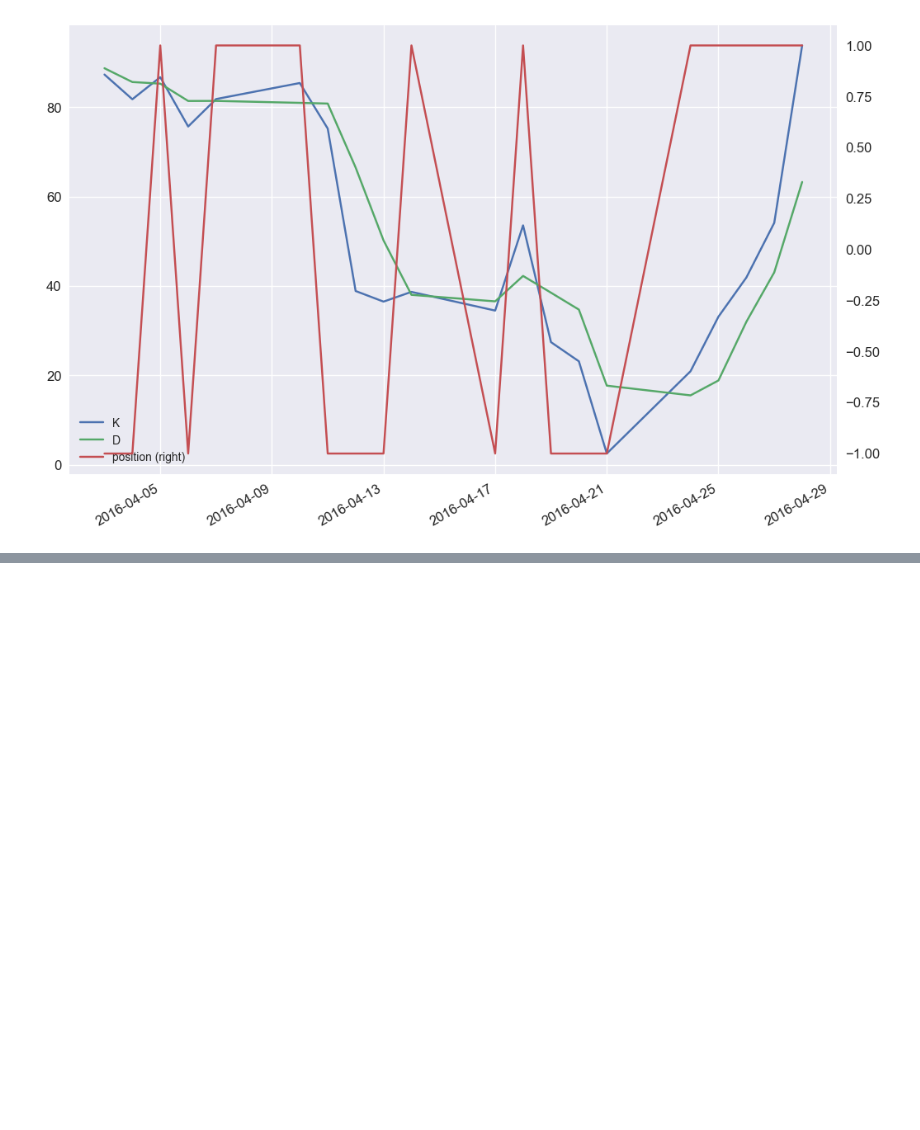
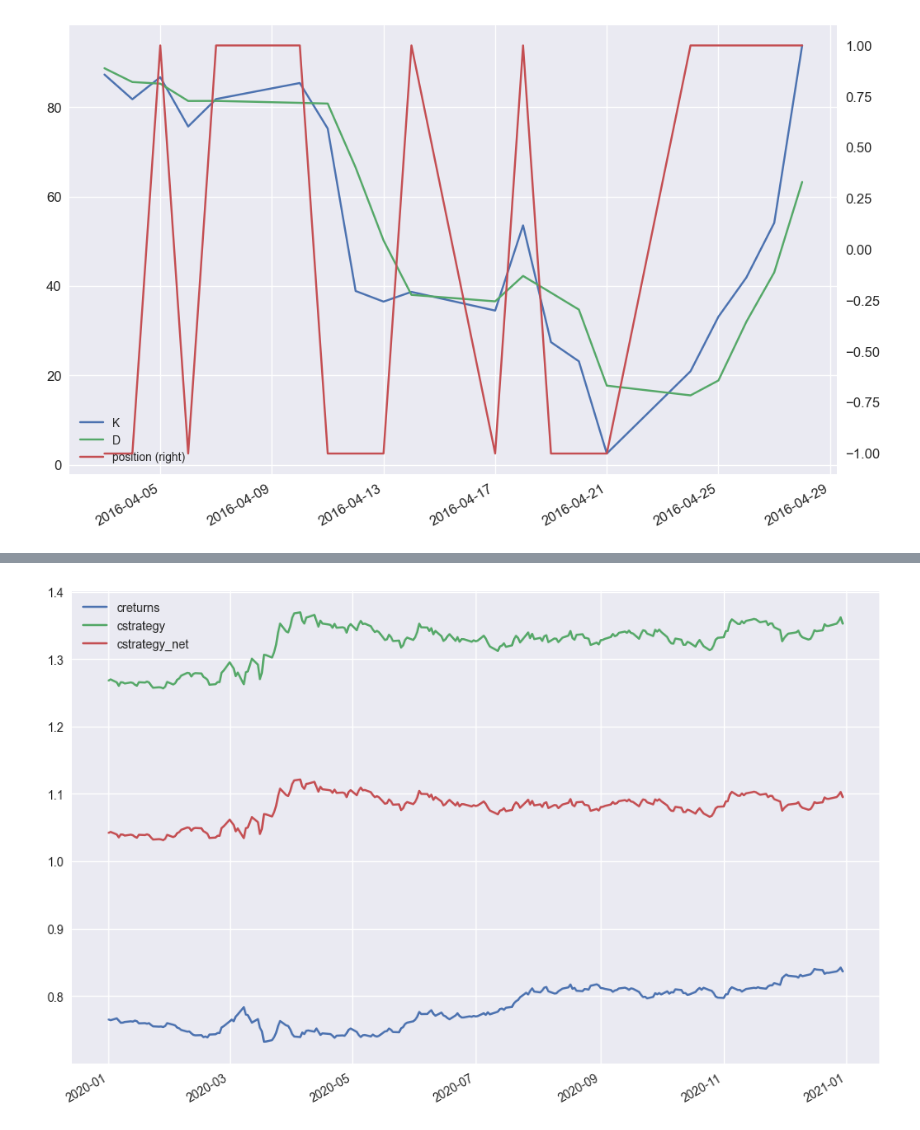
Before and after one commit to AvirukthGT/AlgoTrading, a Jupyter notebook: StochasticOscillator/stochasticOsc.ipynb, the cells around one changed output, grey strips where cells are left out. Cells and saved outputs as stored; diff of their text form; code cells hidden in the pictures; blank space fills up the shorter version.

```diff
--- a/StochasticOscillator/stochasticOsc.ipynb
+++ b/StochasticOscillator/stochasticOsc.ipynb
@@ -125,0 +151,5 @@ plt.show()
+# %%
+data.loc["2020", ["creturns", "cstrategy", "cstrategy_net"]].plot(figsize = (12 , 8))
+plt.show()
+# %% [output]
+[figure, added]
```
Also changed, not shown: parts of 10 cells of this notebook.
